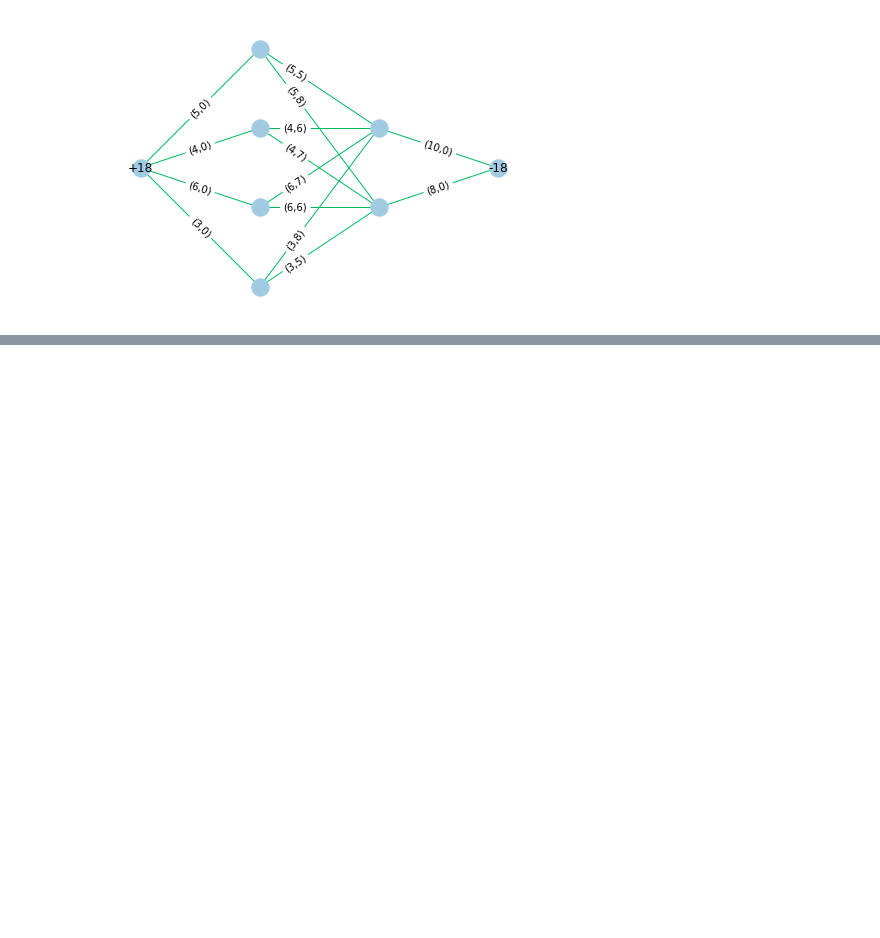
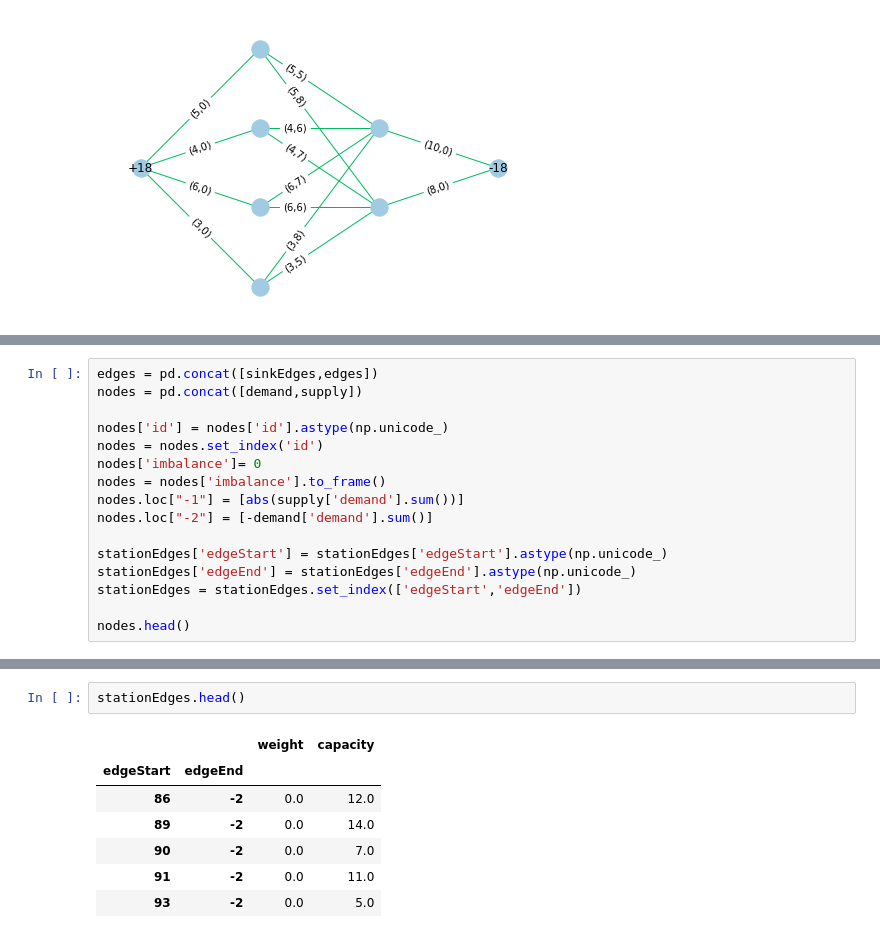
Before and after one commit to murtuswami/Data-Analysis-and-Optimization-for-Bike-Sharing-in-London, a Jupyter notebook: Jupyter notebooks/Inventory_Rebalancing_With_MCF_and_TSP.ipynb, the cells around one changed output, grey strips where cells are left out. Saved outputs shown, nothing was run; the diff lists cells and outputs as text; blank space fills up the shorter version.

```diff
--- a/Jupyter notebooks/Inventory_Rebalancing_With_MCF_and_TSP.ipynb
+++ b/Jupyter notebooks/Inventory_Rebalancing_With_MCF_and_TSP.ipynb
@@ -249,0 +331,16 @@ The generalized procedure is as follows
+# %%
+edges = pd.concat([sinkEdges,edges])
+nodes = pd.concat([demand,supply])
+
+nodes['id'] = nodes['id'].astype(np.unicode_)
+nodes = nodes.set_index('id')
+nodes['imbalance']= 0
+nodes = nodes['imbalance'].to_frame()
+nodes.loc["-1"] = [abs(supply['demand'].sum())]
+nodes.loc["-2"] = [-demand['demand'].sum()]
+
+stationEdges['edgeStart'] = stationEdges['edgeStart'].astype(np.unicode_)
+stationEdges['edgeEnd'] = stationEdges['edgeEnd'].astype(np.unicode_)
+stationEdges = stationEdges.set_index(['edgeStart','edgeEnd'])
+
+nodes.head()
@@ -249,0 +355,10 @@ The generalized procedure is as follows
+# %%
+stationEdges.head()
+# %% [output]
+|  |  | weight | capacity |
+| edgeStart | edgeEnd |  |  |
+| 86 | -2 | 0.0 | 12.0 |
+| 89 | -2 | 0.0 | 14.0 |
+| 90 | -2 | 0.0 | 7.0 |
+| 91 | -2 | 0.0 | 11.0 |
+| 93 | -2 | 0.0 | 5.0 |
```
Also changed, not shown: parts of 16 cells of this notebook.
